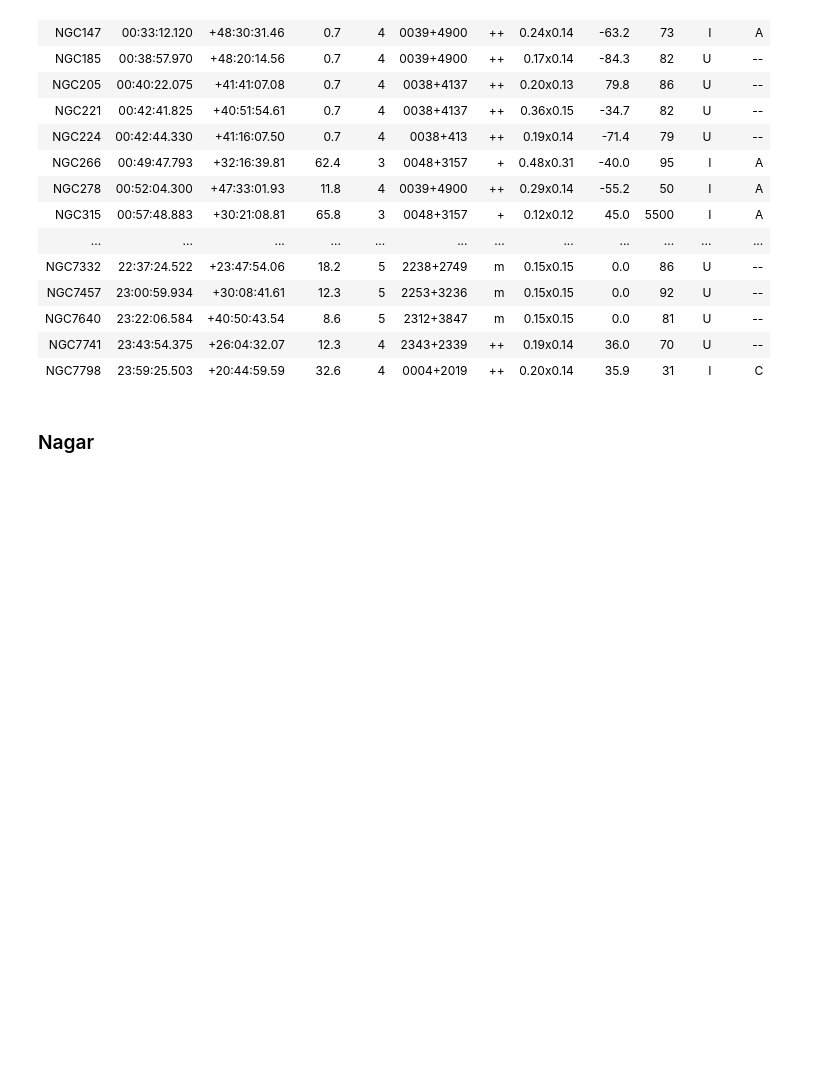
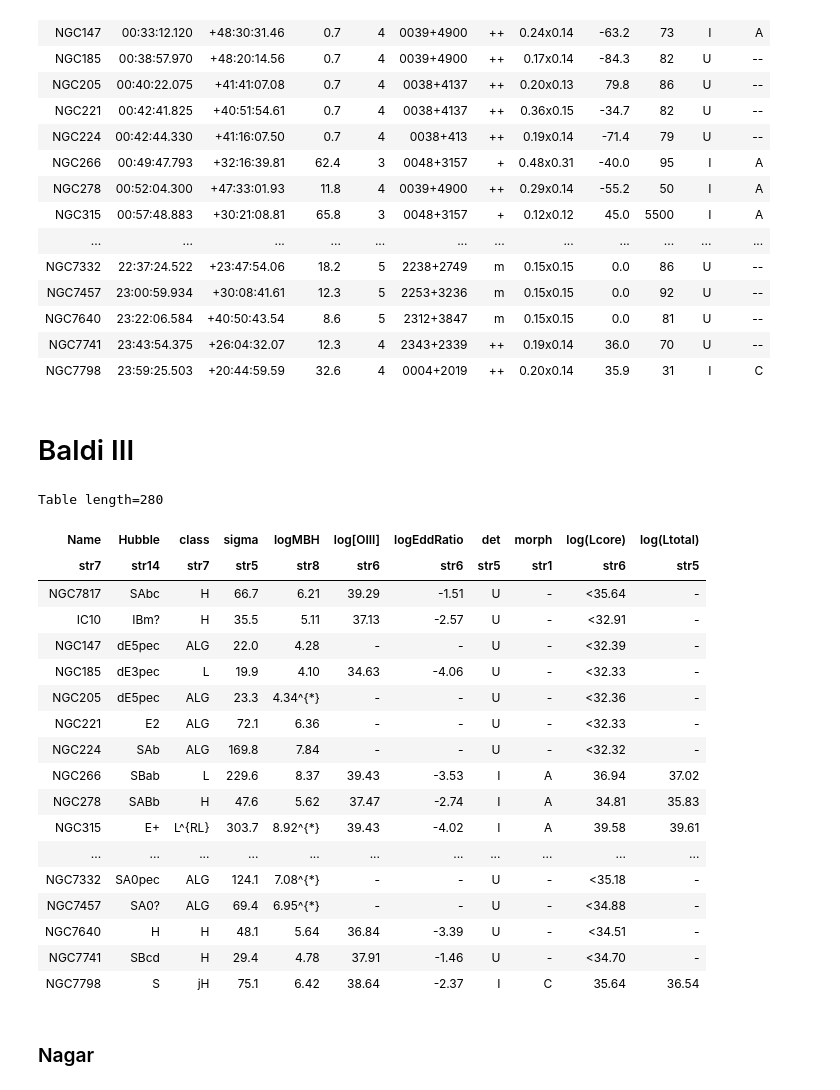
Before and after one commit to mpuigsubira/LINERs-Radio, a Jupyter notebook: QuickView.ipynb, the cells around one changed output. Drawn from its saved outputs; the diff is of its cells as text; code cells hidden in the pictures; blank space fills up the shorter version.

```diff
--- a/QuickView.ipynb
+++ b/QuickView.ipynb
@@ -87,6 +96,34 @@ Table length=103
 | NGC7640 | 23:22:06.584 | +40:50:43.54 | 8.6 | 5 | 2312+3847 | m | 0.15x0.15 | 0.0 | 81 | U | -- |
 | NGC7741 | 23:43:54.375 | +26:04:32.07 | 12.3 | 4 | 2343+2339 | ++ | 0.19x0.14 | 36.0 | 70 | U | -- |
 | NGC7798 | 23:59:25.503 | +20:44:59.59 | 32.6 | 4 | 0004+2019 | ++ | 0.20x0.14 | 35.9 | 31 | I | C |
+# %% [markdown]
+# Baldi III
+# %%
+Baldi3= Table.read('../CatalogosRadio/Baldi3_tab_radio_opt.csv') #Leer tabla
+
+Baldi3
+
+Baldi3
+# %% [output]
+Table length=280
+| Name | Hubble | class | sigma | logMBH | log[OIII] | logEddRatio | det | morph | log(Lcore) | log(Ltotal) |
+| str7 | str14 | str7 | str5 | str8 | str6 | str6 | str5 | str1 | str6 | str5 |
+| NGC7817 | SAbc | H | 66.7 | 6.21 | 39.29 | -1.51 | U | - | <35.64 | - |
+| IC10 | IBm? | H | 35.5 | 5.11 | 37.13 | -2.57 | U | - | <32.91 | - |
+| NGC147 | dE5pec | ALG | 22.0 | 4.28 | - | - | U | - | <32.39 | - |
+| NGC185 | dE3pec | L | 19.9 | 4.10 | 34.63 | -4.06 | U | - | <32.33 | - |
+| NGC205 | dE5pec | ALG | 23.3 | 4.34^{*} | - | - | U | - | <32.36 | - |
+| NGC221 | E2 | ALG | 72.1 | 6.36 | - | - | U | - | <32.33 | - |
+| NGC224 | SAb | ALG | 169.8 | 7.84 | - | - | U | - | <32.32 | - |
+| NGC266 | SBab | L | 229.6 | 8.37 | 39.43 | -3.53 | I | A | 36.94 | 37.02 |
+| NGC278 | SABb | H | 47.6 | 5.62 | 37.47 | -2.74 | I | A | 34.81 | 35.83 |
+| NGC315 | E+ | L^{RL} | 303.7 | 8.92^{*} | 39.43 | -4.02 | I | A | 39.58 | 39.61 |
+| ... | ... | ... | ... | ... | ... | ... | ... | ... | ... | ... |
+| NGC7332 | SA0pec | ALG | 124.1 | 7.08^{*} | - | - | U | - | <35.18 | - |
+| NGC7457 | SA0? | ALG | 69.4 | 6.95^{*} | - | - | U | - | <34.88 | - |
+| NGC7640 | H | H | 48.1 | 5.64 | 36.84 | -3.39 | U | - | <34.51 | - |
+| NGC7741 | SBcd | H | 29.4 | 4.78 | 37.91 | -1.46 | U | - | <34.70 | - |
+| NGC7798 | S | jH | 75.1 | 6.42 | 38.64 | -2.37 | I | C | 35.64 | 36.54 |
 # %% [markdown]
 ### Nagar
 # %%
```
Also changed, not shown: parts of 19 cells of this notebook.
